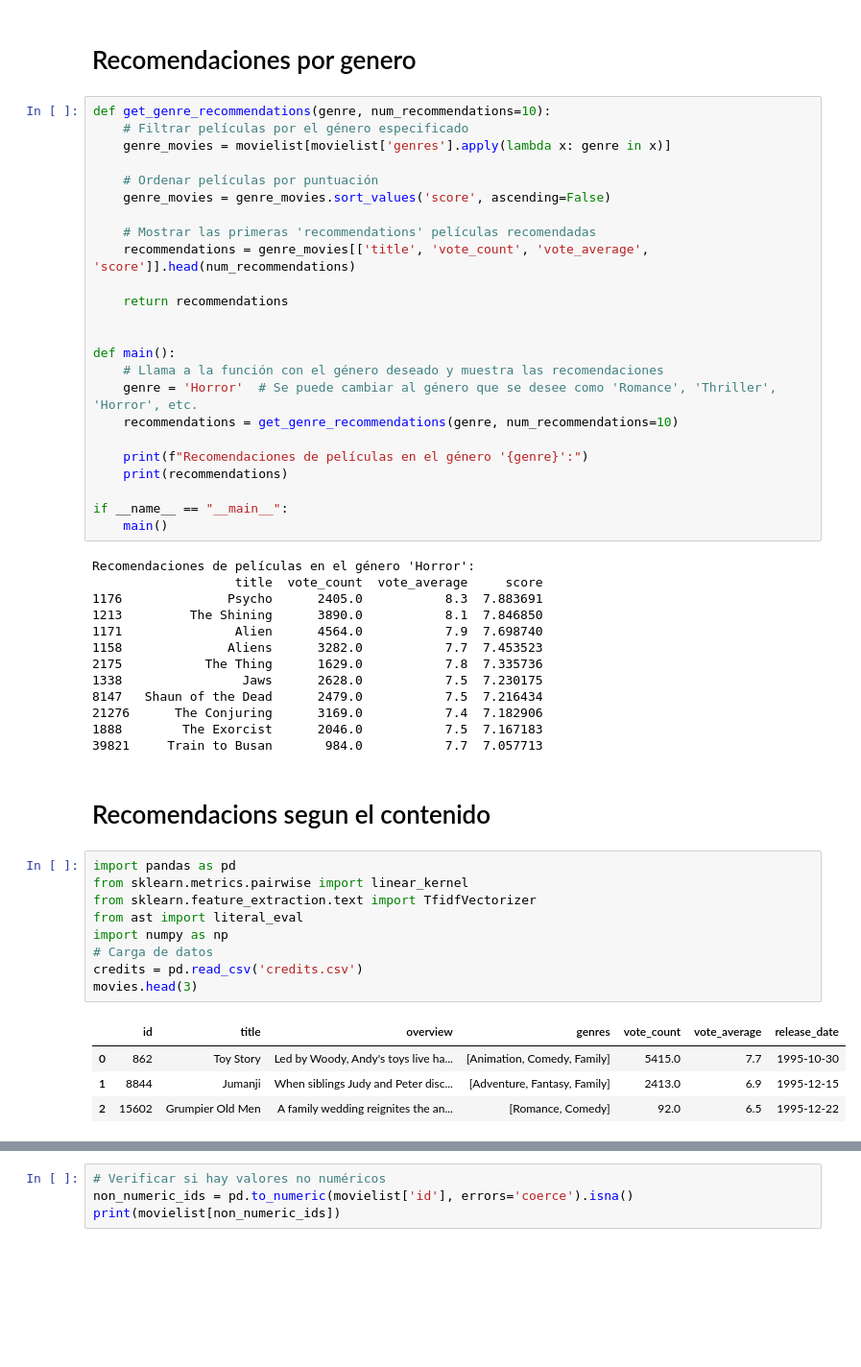
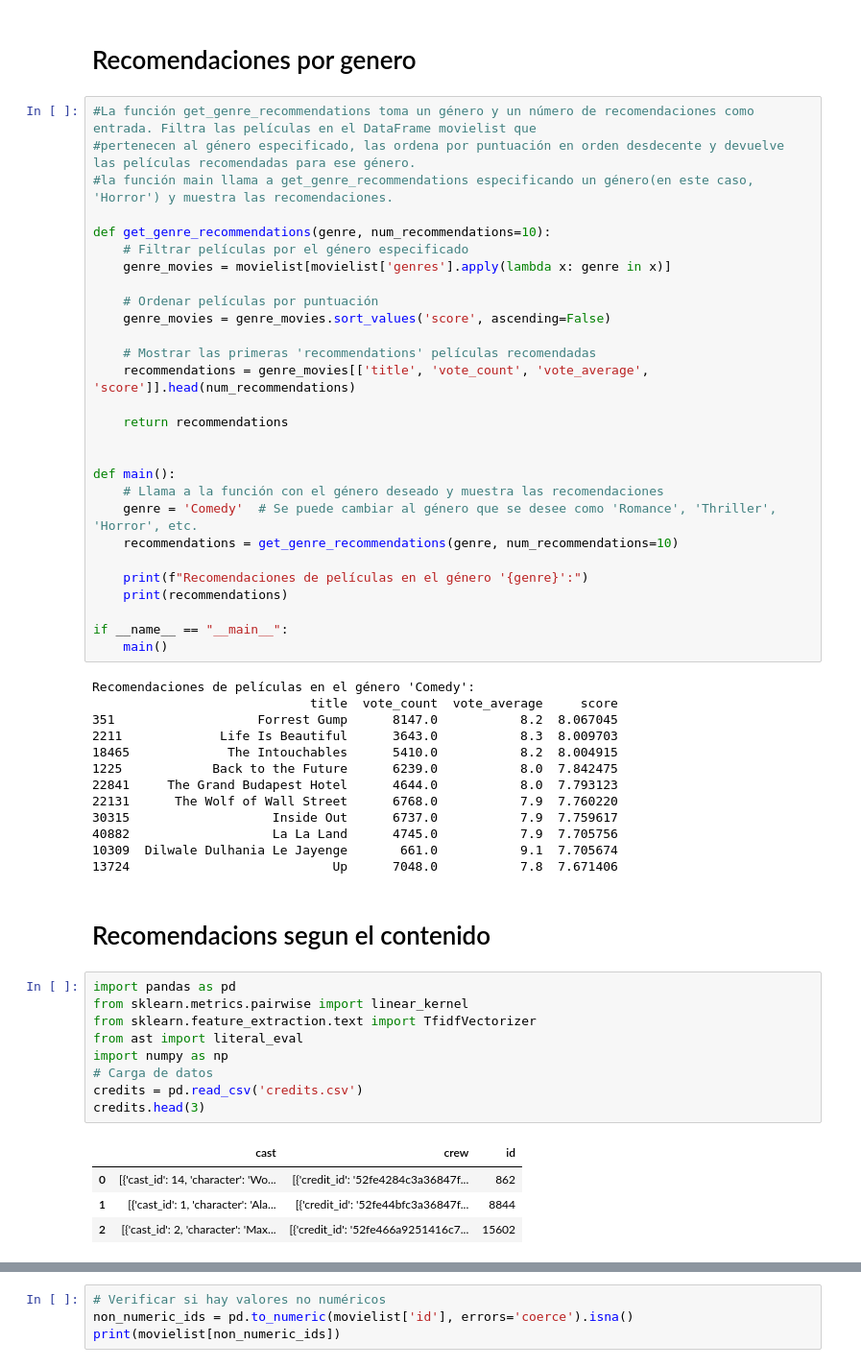
Before and after one commit to albertvila78/Proyecto-final, a Jupyter notebook: Sistema de recomendación de películas.ipynb, the cells around one changed output, grey strips where cells are left out. Shown at 96% size. Saved outputs shown, nothing was run; the diff lists cells and outputs as text; blank space fills up the shorter version.

```diff
--- a/Sistema de recomendación de películas.ipynb
+++ b/Sistema de recomendación de películas.ipynb
@@ -147,6 +153,10 @@ plt.show()
 # %% [markdown]
 <h1>Recomendaciones por genero</h1>
 # %%
+#La función get_genre_recommendations toma un género y un número de recomendaciones como entrada. Filtra las películas en el DataFrame movielist que
+#pertenecen al género especificado, las ordena por puntuación en orden desdecente y devuelve las películas recomendadas para ese género.
+#la función main llama a get_genre_recommendations especificando un género(en este caso, 'Horror') y muestra las recomendaciones.
+
 def get_genre_recommendations(genre, num_recommendations=10):
     # Filtrar películas por el género especificado
     genre_movies = movielist[movielist['genres'].apply(lambda x: genre in x)]
@@ -162,7 +172,7 @@ def get_genre_recommendations(genre, num_recommendations=10):
 
 def main():
     # Llama a la función con el género deseado y muestra las recomendaciones
-    genre = 'Horror'  # Se puede cambiar al género que se desee como 'Romance', 'Thriller', 'Horror', etc.
+    genre = 'Comedy'  # Se puede cambiar al género que se desee como 'Romance', 'Thriller', 'Horror', etc.
     recommendations = get_genre_recommendations(genre, num_recommendations=10)
 
     print(f"Recomendaciones de películas en el género '{genre}':")
@@ -171,31 +181,31 @@ def main():
 if __name__ == "__main__":
     main()
 # %% [output]
-Recomendaciones de películas en el género 'Horror':
-                   title  vote_count  vote_average     score
-1176              Psycho      2405.0           8.3  7.883691
-1213         The Shining      3890.0           8.1  7.846850
-1171               Alien      4564.0           7.9  7.698740
-1158              Aliens      3282.0           7.7  7.453523
-2175           The Thing      1629.0           7.8  7.335736
-1338                Jaws      2628.0           7.5  7.230175
-8147   Shaun of the Dead      2479.0           7.5  7.216434
-21276      The Conjuring      3169.0           7.4  7.182906
-1888        The Exorcist      2046.0           7.5  7.167183
-39821     Train to Busan       984.0           7.7  7.057713
+Recomendaciones de películas en el género 'Comedy':
+                             title  vote_count  vote_average     score
+351                   Forrest Gump      8147.0           8.2  8.067045
+2211             Life Is Beautiful      3643.0           8.3  8.009703
+18465             The Intouchables      5410.0           8.2  8.004915
+1225            Back to the Future      6239.0           8.0  7.842475
+22841     The Grand Budapest Hotel      4644.0           8.0  7.793123
+22131      The Wolf of Wall Street      6768.0           7.9  7.760220
+30315                   Inside Out      6737.0           7.9  7.759617
+40882                   La La Land      4745.0           7.9  7.705756
+10309  Dilwale Dulhania Le Jayenge       661.0           9.1  7.705674
+13724                           Up      7048.0           7.8  7.671406
 # %% [markdown]
 <h1>Recomendacions segun el contenido </h1>
 # %%
 import pandas as pd
 from sklearn.metrics.pairwise import linear_kernel
 from sklearn.feature_extraction.text import TfidfVectorizer
 from ast import literal_eval
 import numpy as np
 # Carga de datos
 credits = pd.read_csv('credits.csv')
-movies.head(3)
+credits.head(3)
 # %% [output]
-|  | id | title | overview | genres | vote_count | vote_average | release_date |
-| 0 | 862 | Toy Story | Led by Woody, Andy's toys live ha... | [Animation, Comedy, Family] | 5415.0 | 7.7 | 1995-10-30 |
-| 1 | 8844 | Jumanji | When siblings Judy and Peter disc... | [Adventure, Fantasy, Family] | 2413.0 | 6.9 | 1995-12-15 |
-| 2 | 15602 | Grumpier Old Men | A family wedding reignites the an... | [Romance, Comedy] | 92.0 | 6.5 | 1995-12-22 |
+|  | cast | crew | id |
+| 0 | [{'cast_id': 14, 'character': 'Wo... | [{'credit_id': '52fe4284c3a36847f... | 862 |
+| 1 | [{'cast_id': 1, 'character': 'Ala... | [{'credit_id': '52fe44bfc3a36847f... | 8844 |
+| 2 | [{'cast_id': 2, 'character': 'Max... | [{'credit_id': '52fe466a9251416c7... | 15602 |
```
Also changed, not shown: parts of 40 cells of this notebook.
